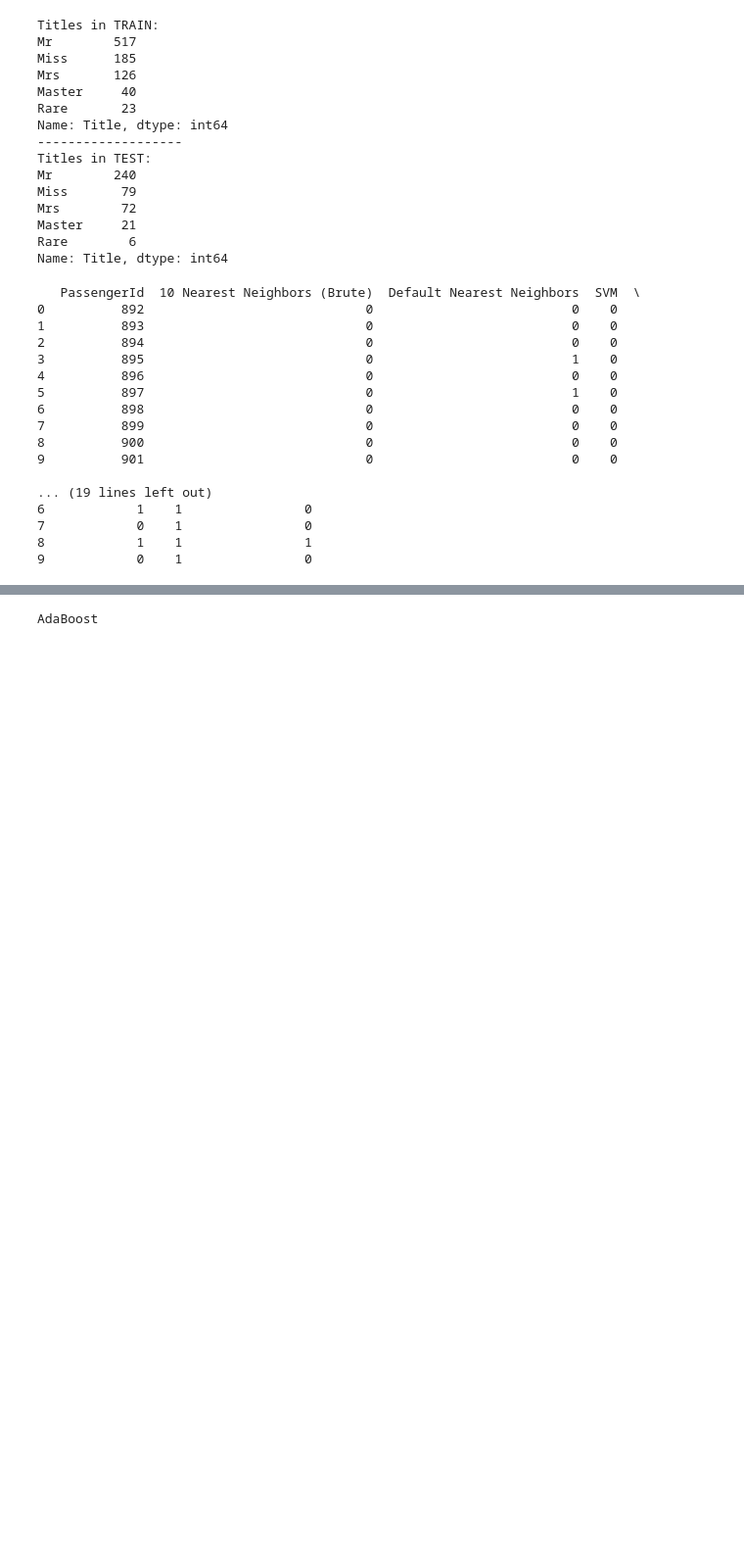
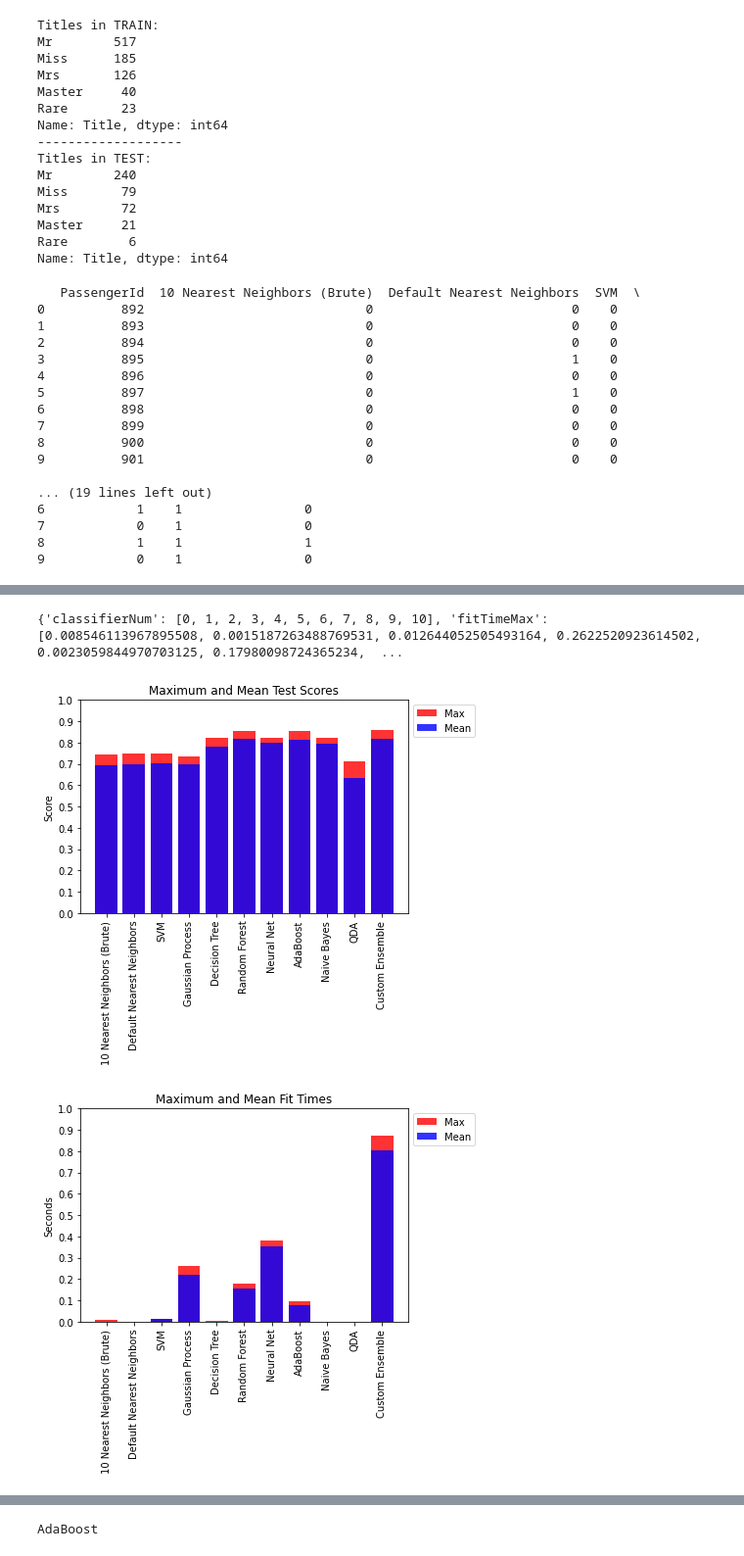
Before and after one commit to AZelenski261/cap4770-final-project, a Jupyter notebook: Final Project/CAP 4770 Final Project Combined Code.ipynb, the cells around one changed output, grey strips where cells are left out. Shown: that part at 98% size. Saved outputs shown, nothing was run; the diff lists cells and outputs as text; code cells hidden in the pictures; blank space fills up the shorter version.

Commit message:
Added Visualizations for Cross Validation

```diff
--- a/Final Project/CAP 4770 Final Project Combined Code.ipynb
+++ b/Final Project/CAP 4770 Final Project Combined Code.ipynb
@@ -295,6 +295,7 @@ print(summaryDF.head(10))
 # %%
 print('Scoring Models:')
 scoresDict = {}
+results = []
 for classifier in classifiers:
     cv_split = model_selection.ShuffleSplit(n_splits = 10, test_size = .3, train_size = .6, random_state = 0)
     cv_results = model_selection.cross_validate(classifier[1], preprocessedDatasets[0], trainCopy['Survived'],
@@ -302,7 +303,9 @@ for classifier in classifiers:
     score = cv_results['test_score'].max()
     scoresDict[classifier[0]] = score
     print('    ' + classifier[0] + ': ' + str(score) + ', Mean: ' + str(cv_results['test_score'].mean()) + ', Min: ' + str(cv_results['test_score'].min()))
-    #print('\n\n')
+    print(cv_results)
+    results.append((classifier[0], cv_results))
+    print('\n\n')
 # %% [output]
 Scoring Models:
     10 Nearest Neighbors (Brute): 0.7425373134328358, Mean: 0.6936567164179104, Min: 0.6492537313432836
@@ -318,0 +327,48 @@ Scoring Models:
+# %%
+plotInfo = {'classifierNum' : [], 'fitTimeMax' : [], 'scoreTimeMax' : [], 'testScoreMax' : [],
+            'fitTimeMean' : [], 'scoreTimeMean' : [], 'testScoreMean' : [], 'labels' : []}
+for index, result in enumerate(results):
+    plotInfo['classifierNum'].append(index)
+    plotInfo['fitTimeMax'].append(result[1]['fit_time'].max())
+    plotInfo['fitTimeMean'].append(result[1]['fit_time'].mean())
+    plotInfo['scoreTimeMax'].append(result[1]['score_time'].max())
+    plotInfo['scoreTimeMean'].append(result[1]['score_time'].mean())
+    plotInfo['testScoreMax'].append(result[1]['test_score'].max())
+    plotInfo['testScoreMean'].append(result[1]['test_score'].mean())
+    plotInfo['labels'].append(result[0])
+
+print(plotInfo)
+# %% [output]
+{'classifierNum': [0, 1, 2, 3, 4, 5, 6, 7, 8, 9, 10], 'fitTimeMax': [0.008546113967895508, 0.0015187263488769531, 0.012644052505493164, 0.2622520923614502, 0.0023059844970703125, 0.17980098724365234,  ...
+# %%
+# Plot Test Scores
+plt.bar(plotInfo['labels'], plotInfo['testScoreMax'], color='r', alpha=0.8, label='Max')
+plt.bar(plotInfo['labels'], plotInfo['testScoreMean'], color='b', alpha=0.8, label='Mean')
+plt.title('Maximum and Mean Test Scores')
+plt.ylabel('Score')
+plt.yticks(ticks=np.arange(0, 1.1, 0.1))
+plt.xticks(rotation = 90)
+plt.legend(bbox_to_anchor=(1, 1), loc=2, borderaxespad=0.5)
+plt.show()
+
+# Plot Fit Times
+plt.bar(plotInfo['labels'], plotInfo['fitTimeMax'], color='r', alpha=0.8, label='Max')
+plt.bar(plotInfo['labels'], plotInfo['fitTimeMean'], color='b', alpha=0.8, label='Mean')
+plt.title('Maximum and Mean Fit Times')
+plt.ylabel('Seconds')
+plt.yticks(ticks=np.arange(0, 1.1, 0.1))
+plt.xticks(rotation = 90)
+plt.legend(bbox_to_anchor=(1, 1), loc=2, borderaxespad=0.5)
+plt.show()
+
+# Plot Score Times
+plt.bar(plotInfo['labels'], plotInfo['scoreTimeMax'], color='r', alpha=0.8, label='Max')
+plt.bar(plotInfo['labels'], plotInfo['scoreTimeMean'], color='b', alpha=0.8, label='Mean')
+plt.title('Maximum and Mean Score Times')
+plt.ylabel('Seconds')
+plt.xticks(rotation = 90)
+plt.legend(bbox_to_anchor=(1, 1), loc=2, borderaxespad=0.5)
+plt.show()
+# %% [output]
+[figure, added]
+[figure, added]
```
Also changed, not shown: parts of 2 cells of this notebook.
